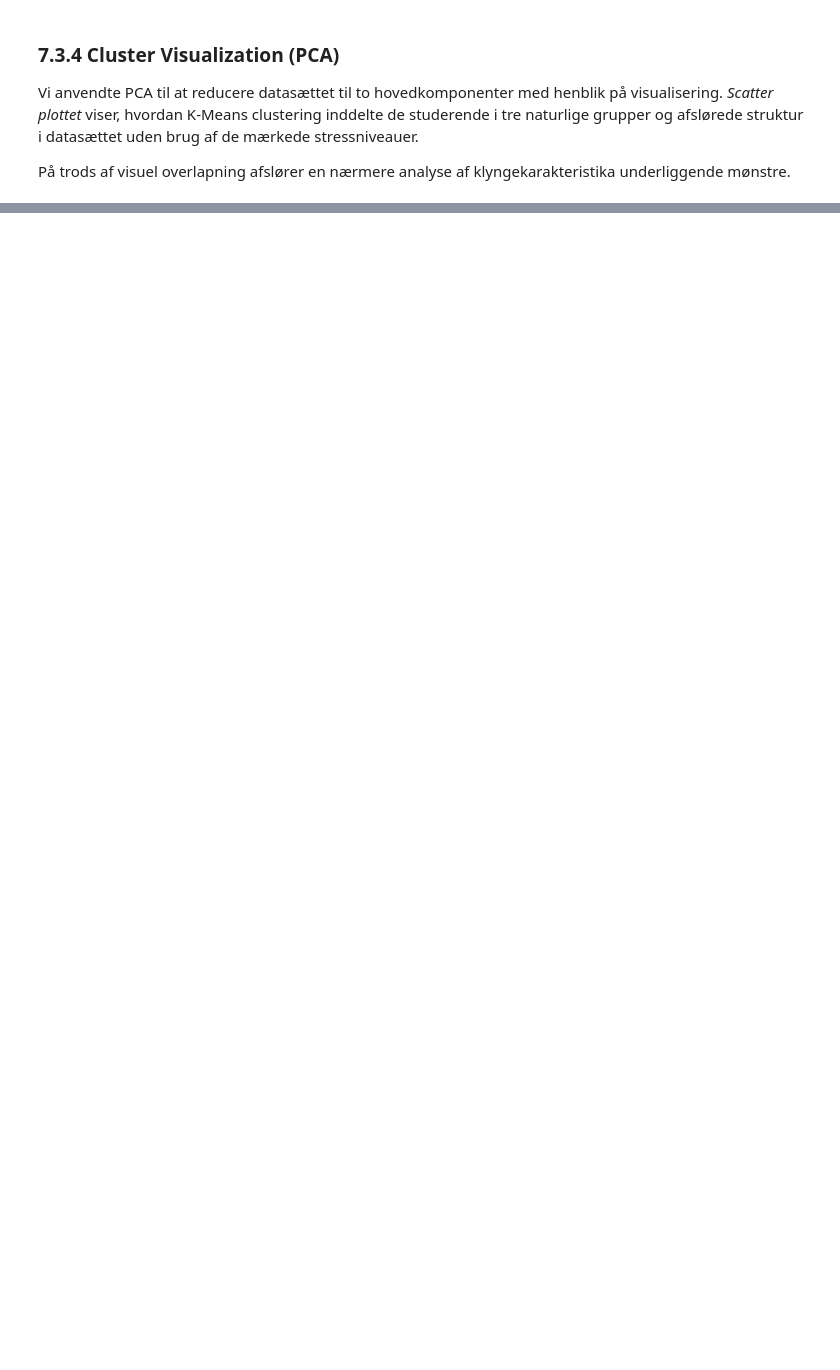
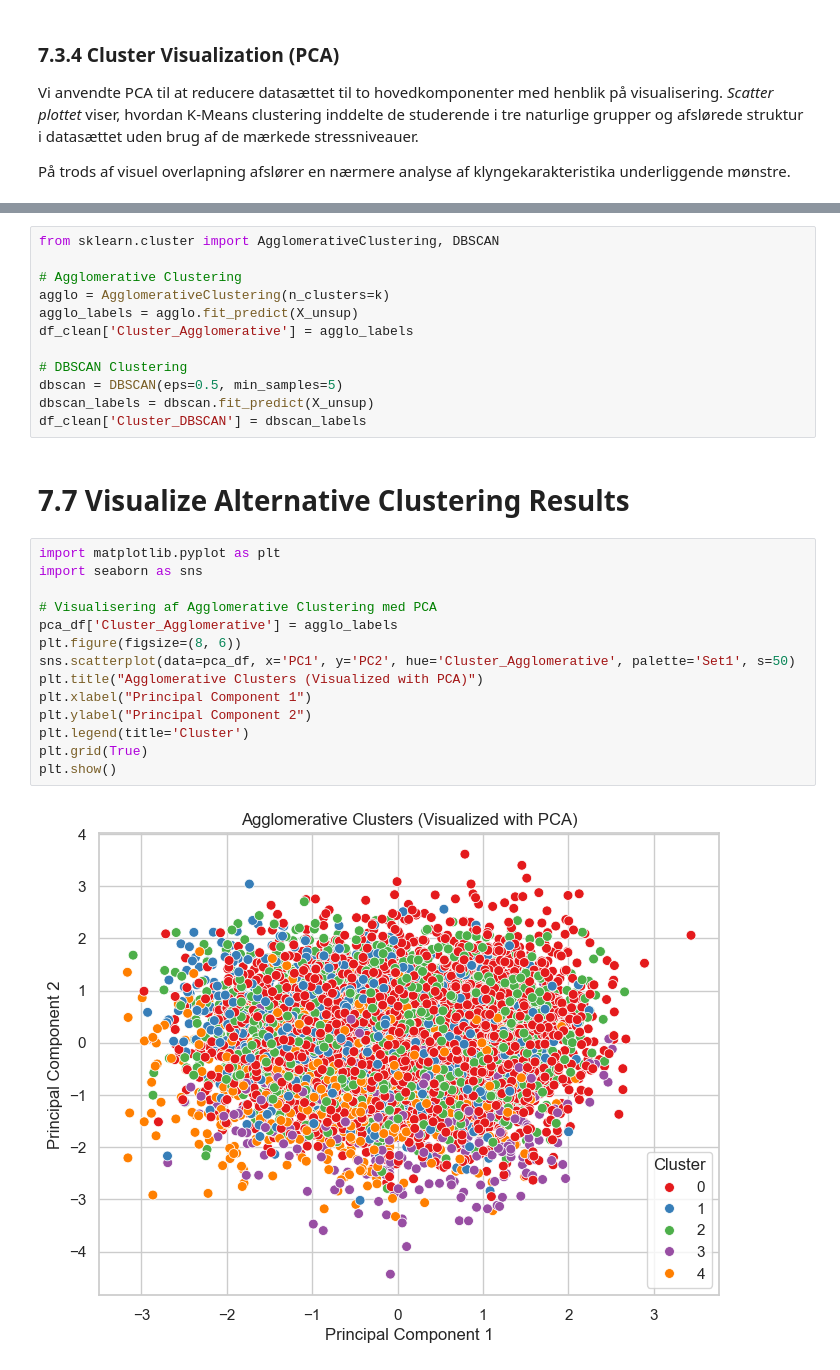
Before and after one commit to Oliver-Goth/AI-StudentHealth, a Jupyter notebook: ExamAI-Part1 (3).ipynb, the cells around one changed output, grey strips where cells are left out. Saved outputs shown, nothing was run; the diff lists cells and outputs as text; blank space fills up the shorter version.

```diff
--- a/ExamAI-Part1 (3).ipynb
+++ b/ExamAI-Part1 (3).ipynb
@@ -717,0 +769,30 @@ På trods af visuel overlapning afslører en nærmere analyse af klyngekarakteri
+# %%
+from sklearn.cluster import AgglomerativeClustering, DBSCAN
+
+# Agglomerative Clustering
+agglo = AgglomerativeClustering(n_clusters=k)
+agglo_labels = agglo.fit_predict(X_unsup)
+df_clean['Cluster_Agglomerative'] = agglo_labels
+
+# DBSCAN Clustering
+dbscan = DBSCAN(eps=0.5, min_samples=5)
+dbscan_labels = dbscan.fit_predict(X_unsup)
+df_clean['Cluster_DBSCAN'] = dbscan_labels
+# %% [markdown]
+# 7.7 Visualize Alternative Clustering Results
+# %%
+import matplotlib.pyplot as plt
+import seaborn as sns
+
+# Visualisering af Agglomerative Clustering med PCA
+pca_df['Cluster_Agglomerative'] = agglo_labels
+plt.figure(figsize=(8, 6))
+sns.scatterplot(data=pca_df, x='PC1', y='PC2', hue='Cluster_Agglomerative', palette='Set1', s=50)
+plt.title("Agglomerative Clusters (Visualized with PCA)")
+plt.xlabel("Principal Component 1")
+plt.ylabel("Principal Component 2")
+plt.legend(title='Cluster')
+plt.grid(True)
+plt.show()
+# %% [output]
+[figure, added]
```
Also changed, not shown: parts of 13 cells of this notebook, 2 other files.
